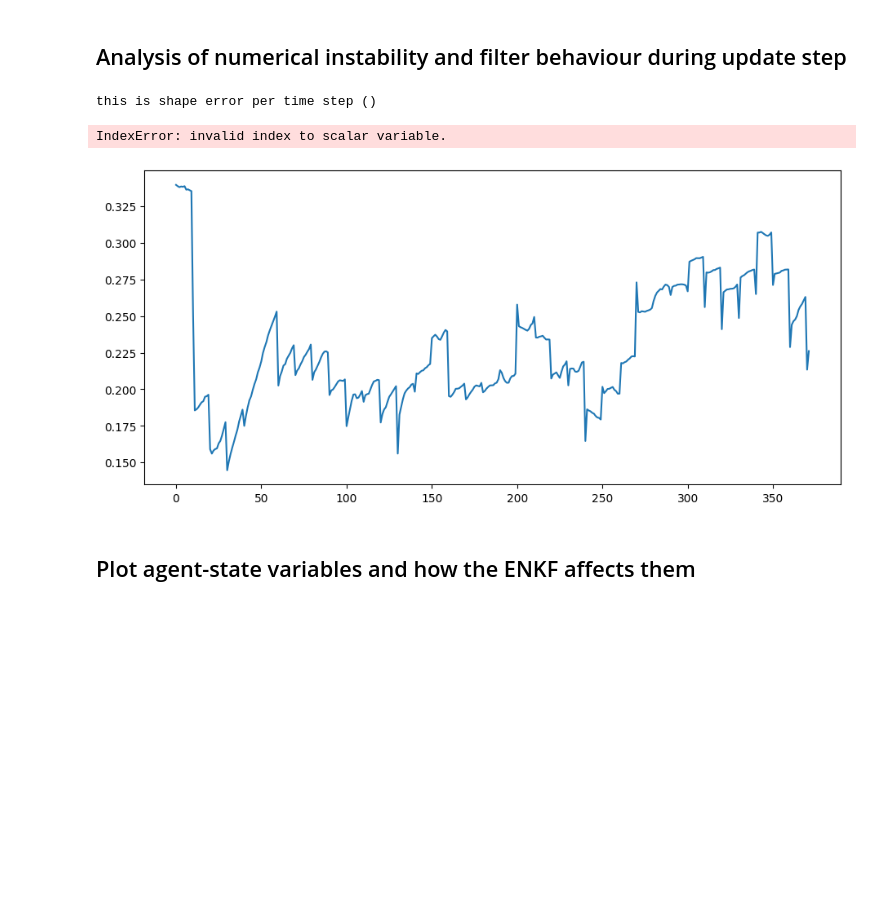
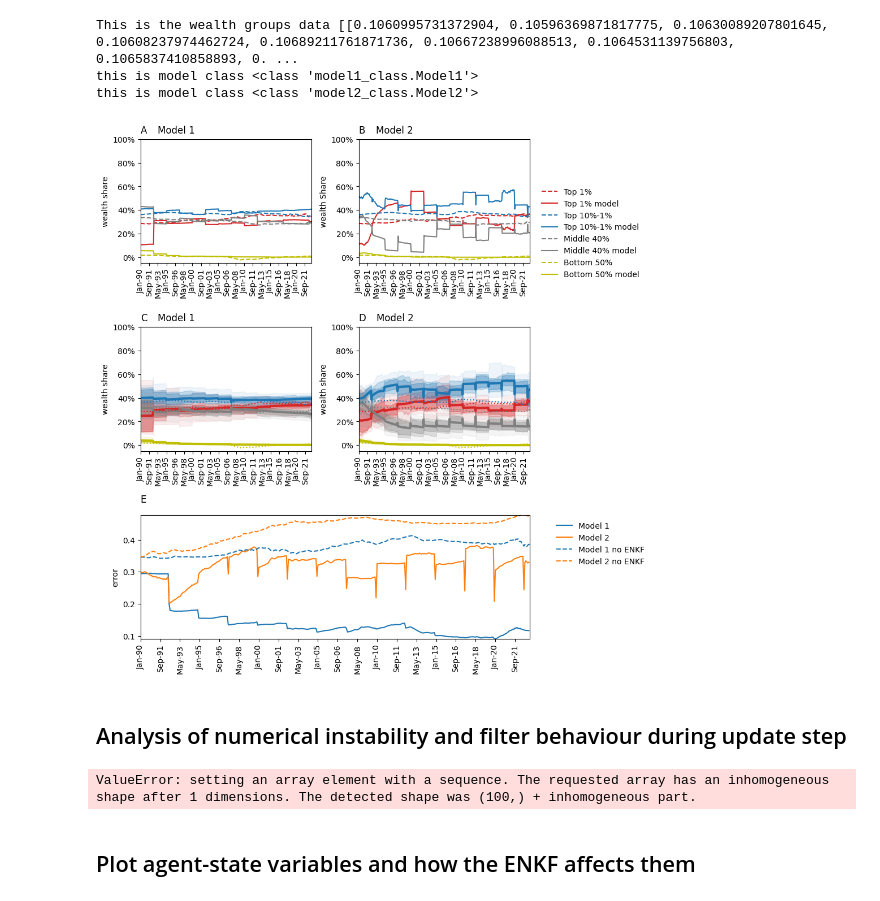
Before and after one commit to yannickoswald/real_time_ineq_abm, a Jupyter notebook: rtabm/experiment1_jupyter.ipynb, the cells around one changed output. Saved outputs shown, nothing was run; the diff lists cells and outputs as text; code cells hidden in the pictures; blank space fills up the shorter version.

```diff
--- a/rtabm/experiment1_jupyter.ipynb
+++ b/rtabm/experiment1_jupyter.ipynb
@@ -113,42 +113,69 @@ class Experiment1:
             errors_df_no_enkf = pd.read_csv(f, encoding='unicode_escape')
 
         ax4.plot(errors_df_no_enkf['mean_error_model1'], linestyle='--', label='Model 1 no ENKF', color='tab:blue')
         ax4.plot(errors_df_no_enkf['mean_error_model2'], linestyle='--', label='Model 2 no ENKF', color='tab:orange')
         ax4.legend(bbox_to_anchor=(1.05, 1), frameon=False)
 
         # Get the limits
         x_min, x_max = ax4.get_xlim()
         y_min, y_max = ax4.get_ylim()
         ax4.text(0, y_max+0.02, 'E', fontsize = 12)
         ax4.margins(0)
 
 
         plt.tight_layout()
         plt.savefig('fig4.png', dpi=300)
         plt.show()
 
 
 # Example usage
 if __name__ == "__main__":
-    filter_freq = 50
+    filter_freq = 30
     experiment1 = Experiment1(num_agents=100,
                               ensemble_size=30,
                               macro_state_dim=4, # needs to be set to 3 for the model to work if num_agents < 100
                               start_year=1990, #min start year is 1972
                               end_year=2022,# max end year is 2022
                               filter_freq = filter_freq)
     experiment1.run_both_enkf(filter_freq = filter_freq)
     experiment1.plot_results()
     agent_states_model1 = experiment1.enkf1.micro_history
     agent_states_model2 = experiment1.enkf2.micro_history
+# %% [output]
+This is the wealth groups data [[0.1060995731372904, 0.10596369871817775, 0.10630089207801645, 0.10608237974462724, 0.10689211761871736, 0.10667238996088513, 0.1064531139756803, 0.1065837410858893, 0. ...
+this is model class <class 'model1_class.Model1'>
+this is model class <class 'model2_class.Model2'>
+[figure, added]
 # %% [markdown]
 ## Analysis of numerical instability and filter behaviour during update step
 # %%
 test = experiment1.enkf2.models[0].macro_state_vectors
-test2 = experiment1.enkf2.models[0].micro_state_vectors[0][:,0]
+test2 = experiment1.enkf2.models[0].micro_state_vectors
 
 
+transactions_one_agent = experiment1.enkf2.models[0].agents[0].transaction_history
 
+# Initialize an empty list to store all transaction data of all agents
+transaction_data = []
+
+# Loop over all agents and append their transaction history to transaction_data
+for agent in experiment1.enkf2.models[0].agents:
+    # Create a DataFrame for the current agent's transaction history
+    df = pd.DataFrame(agent.transaction_history, columns=['agent_id_1', 'agent_id_2', 'time_step', 'amount'])
+    # Append the DataFrame to the transaction_data list
+    transaction_data.append(df)
+
+# Concatenate all DataFrames in the transaction_data list into a single DataFrame
+final_df = pd.concat(transaction_data, ignore_index=True)
+
+# Sort the final DataFrame by the 'amount' column in descending order
+final_df = final_df.sort_values(by='amount', ascending=False)
+
+# Save the final DataFrame as a CSV file
+final_df.to_csv('transaction_data.csv', index=False)
+
+# Display the final DataFrame
+print(final_df)
 
 test3 = experiment1.enkf2.macro_history_share
 test4 = experiment1.enkf2.macro_history
@@ -184,20 +211,22 @@ df.to_csv('output_enkf2.csv', index=False)
 data = []
 
 # Iterate over the time steps
-for time_step in range(len(experiment1.enkf1.models[0].micro_state_vectors)):
+for time_step in range(len(experiment1.enkf2.models[0].micro_state_vectors)):
     # Extract the micro state vector for the current time step
-    micro_state_vector = experiment1.enkf1.models[0].micro_state_vectors[time_step]
+    micro_state_vector = experiment1.enkf2.models[0].micro_state_vectors[time_step]
+    print('this is micro state vector', micro_state_vector)
     # Iterate over each element in the micro state vector
-    for element in micro_state_vector:
-        # Append a new row to the data list with the current time step and element
-        data.append([time_step + 1, element[0]])
+    for agent_id, element in enumerate(micro_state_vector):
+        # Extract the scalar value from the array
+        scalar_element = element[0] if isinstance(element, (list, np.ndarray)) else element
+        agent_id = element[1] if isinstance(element, (list, np.ndarray)) else agent_id
+        data.append([time_step + 1, agent_id, scalar_element])
 
 # Create a DataFrame from the data list
-df = pd.DataFrame(data, columns=['Time Step', 'Micro State Element'])
+df = pd.DataFrame(data, columns=['Time Step', 'Agent ID', 'Micro State Element'])
 
 # Save the DataFrame to a CSV file
-df.to_csv('micro_state_vectors_model1.csv', index=False)
-
+df.to_csv('micro_state_vectors_model2.csv', index=False)
 '''
 update_step_choice = 0
 
@@ -273,9 +302,7 @@ variance_data_ensemble = np.var(data_ensemble_historyMODEL1[update_step_choice],
 print('this is variance of data ensemble model 1', variance_data_ensemble)
 '''
 # %% [output]
-this is shape error per time step ()
+ValueError: setting an array element with a sequence. The requested array has an inhomogeneous shape after 1 dimensions. The detected shape was (100,) + inhomogeneous part.
-IndexError: invalid index to scalar variable.
-[figure, removed]
 # %% [markdown]
 ## Plot agent-state variables and how the ENKF affects them
 # %% [markdown]
```
Also changed, not shown: parts of 4 cells of this notebook, 4 other files.
